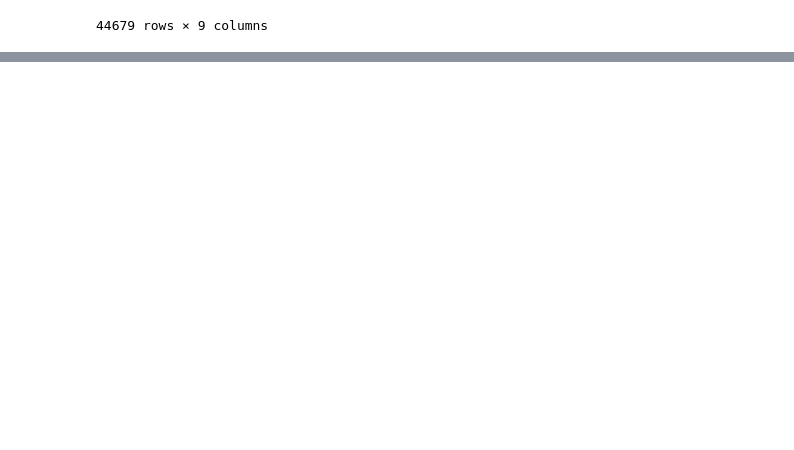
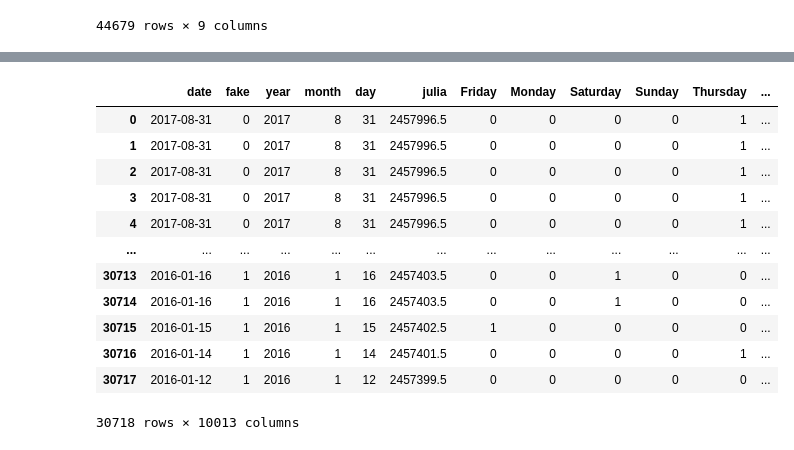
Before and after one commit to SDLoyd/FakeNews, a Jupyter notebook: code/fakenews.ipynb, the cells around one changed output, grey strips where cells are left out. Drawn from its saved outputs; the diff is of its cells as text; code cells hidden in the pictures; blank space fills up the shorter version.

```diff
--- a/code/fakenews.ipynb
+++ b/code/fakenews.ipynb
@@ -245,0 +265,32 @@ prof.to_file(output_file='clean_fakenews-pandas-profile-report.html')
+# %%
+# Setup vectorizer for title
+vectorizer = TfidfVectorizer(max_features=5000).fit(train.text_cl)
+text_train = pd.DataFrame(vectorizer.transform(train.text_cl).todense(),columns=vectorizer.get_feature_names())
+text_test = pd.DataFrame(vectorizer.transform(test.text_cl).todense(),columns=vectorizer.get_feature_names())
+# %%
+# Merge into one
+tdif_train = pd.concat([title_train,text_train],axis=1)
+tdif_test = pd.concat([title_test,text_test],axis=1)
+# %%
+# Merge with original
+train = pd.concat([train.reset_index(drop=True),tdif_train.reset_index(drop=True)],axis=1)
+test = pd.concat([test.reset_index(drop=True),tdif_test.reset_index(drop=True)],axis=1)
+# %%
+train=train.drop(['title_cl','text_cl'], axis=1).reset_index(drop=True)
+test=test.drop(['title_cl','text_cl'], axis=1).reset_index(drop=True)
+# %%
+train
+# %% [output]
+|  | date | fake | year | month | day | julia | Friday | Monday | Saturday | Sunday | Thursday | ... |
+| 0 | 2017-08-31 | 0 | 2017 | 8 | 31 | 2457996.5 | 0 | 0 | 0 | 0 | 1 | ... |
+| 1 | 2017-08-31 | 0 | 2017 | 8 | 31 | 2457996.5 | 0 | 0 | 0 | 0 | 1 | ... |
+| 2 | 2017-08-31 | 0 | 2017 | 8 | 31 | 2457996.5 | 0 | 0 | 0 | 0 | 1 | ... |
+| 3 | 2017-08-31 | 0 | 2017 | 8 | 31 | 2457996.5 | 0 | 0 | 0 | 0 | 1 | ... |
+| 4 | 2017-08-31 | 0 | 2017 | 8 | 31 | 2457996.5 | 0 | 0 | 0 | 0 | 1 | ... |
+| ... | ... | ... | ... | ... | ... | ... | ... | ... | ... | ... | ... | ... |
+| 30713 | 2016-01-16 | 1 | 2016 | 1 | 16 | 2457403.5 | 0 | 0 | 1 | 0 | 0 | ... |
+| 30714 | 2016-01-16 | 1 | 2016 | 1 | 16 | 2457403.5 | 0 | 0 | 1 | 0 | 0 | ... |
+| 30715 | 2016-01-15 | 1 | 2016 | 1 | 15 | 2457402.5 | 1 | 0 | 0 | 0 | 0 | ... |
+| 30716 | 2016-01-14 | 1 | 2016 | 1 | 14 | 2457401.5 | 0 | 0 | 0 | 0 | 1 | ... |
+| 30717 | 2016-01-12 | 1 | 2016 | 1 | 12 | 2457399.5 | 0 | 0 | 0 | 0 | 0 | ... |
+30718 rows × 10013 columns
```
Also changed, not shown: parts of 8 cells of this notebook.
